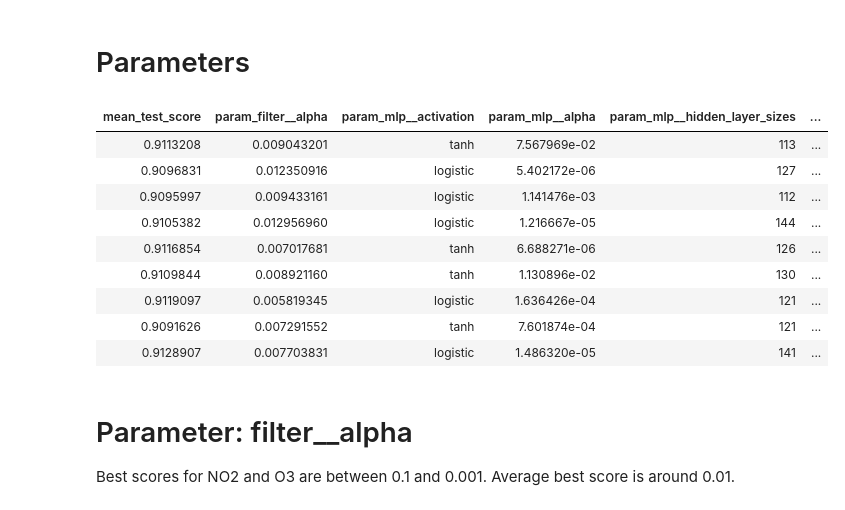
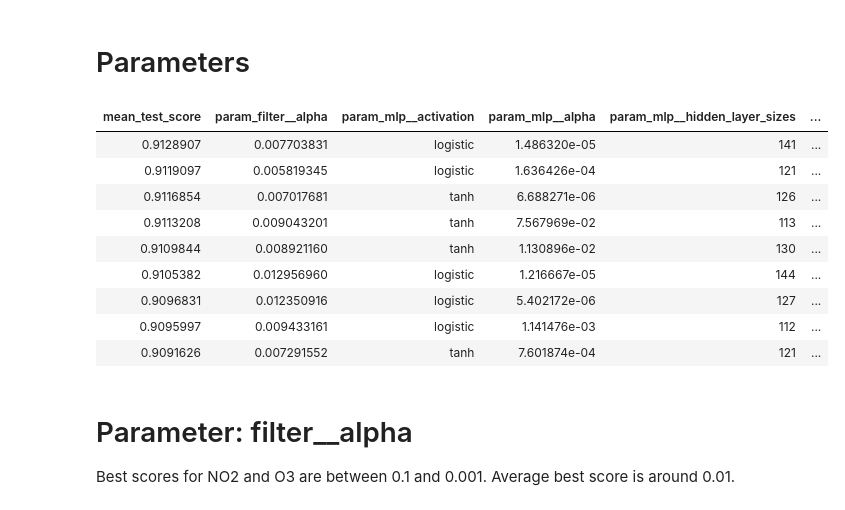
Before and after one commit to smartemission/smartemission, a Jupyter notebook: etl/calibration/src/r/notebooks/Analyse O3 results.ipynb, the cells around one changed output. Saved outputs shown, nothing was run; the diff lists cells and outputs as text; code cells hidden in the pictures.

```diff
--- a/etl/calibration/src/r/notebooks/Analyse O3 results.ipynb
+++ b/etl/calibration/src/r/notebooks/Analyse O3 results.ipynb
@@ -61,24 +40,25 @@ best_df
 # %%
 df <- data %>%
     mutate(mean_test_score = abs(mean_test_score),
            rank_test_score = min_rank(-mean_test_score),
            top = rank_test_score < 10,
            stderr_test_score = std_test_score / sqrt(9),
            best_filter_range = param_filter__alpha < 0.1 & param_filter__alpha > 0.001) %>%
-    select(-X,-params, -starts_with("split"))
+    select(-X,-params, -starts_with("split")) %>%
+    arrange(rank_test_score)
 params <- setdiff(names(df), "mean_test_score")
 df %>% filter(top == TRUE)
 # %% [output]
 | mean_test_score | param_filter__alpha | param_mlp__activation | param_mlp__alpha | param_mlp__hidden_layer_sizes | ... |
+| 0.9128907 | 0.007703831 | logistic | 1.486320e-05 | 141 | ... |
+| 0.9119097 | 0.005819345 | logistic | 1.636426e-04 | 121 | ... |
+| 0.9116854 | 0.007017681 | tanh | 6.688271e-06 | 126 | ... |
 | 0.9113208 | 0.009043201 | tanh | 7.567969e-02 | 113 | ... |
+| 0.9109844 | 0.008921160 | tanh | 1.130896e-02 | 130 | ... |
+| 0.9105382 | 0.012956960 | logistic | 1.216667e-05 | 144 | ... |
 | 0.9096831 | 0.012350916 | logistic | 5.402172e-06 | 127 | ... |
 | 0.9095997 | 0.009433161 | logistic | 1.141476e-03 | 112 | ... |
-| 0.9105382 | 0.012956960 | logistic | 1.216667e-05 | 144 | ... |
-| 0.9116854 | 0.007017681 | tanh | 6.688271e-06 | 126 | ... |
-| 0.9109844 | 0.008921160 | tanh | 1.130896e-02 | 130 | ... |
-| 0.9119097 | 0.005819345 | logistic | 1.636426e-04 | 121 | ... |
 | 0.9091626 | 0.007291552 | tanh | 7.601874e-04 | 121 | ... |
-| 0.9128907 | 0.007703831 | logistic | 1.486320e-05 | 141 | ... |
 # %% [markdown]
 # Parameter: filter__alpha
 Best scores for NO2 and O3 are between 0.1 and 0.001. Average best score is around 0.01.
```
Also changed, not shown: parts of 1 cell of this notebook, 15 other files.
